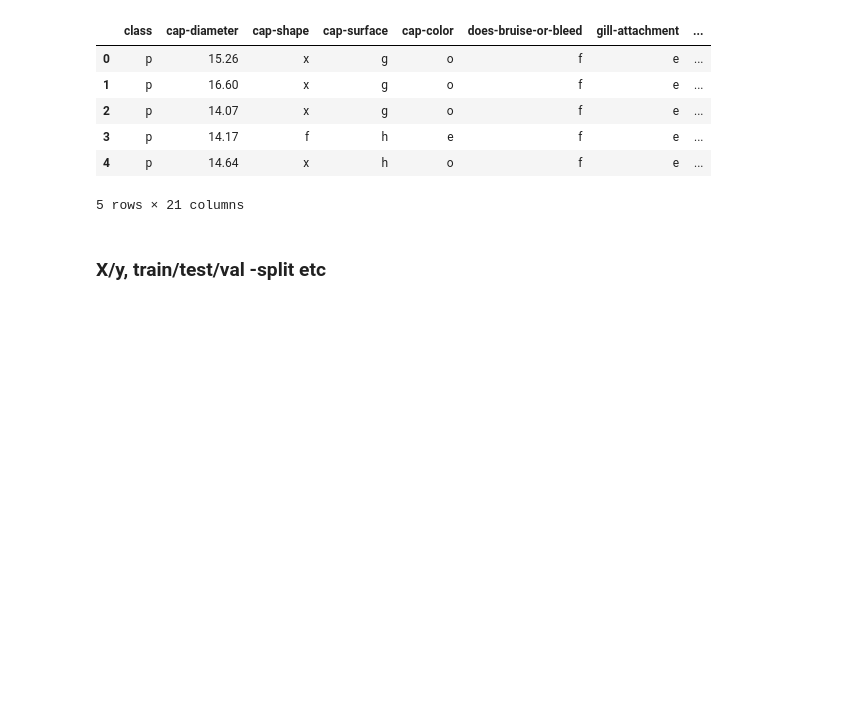
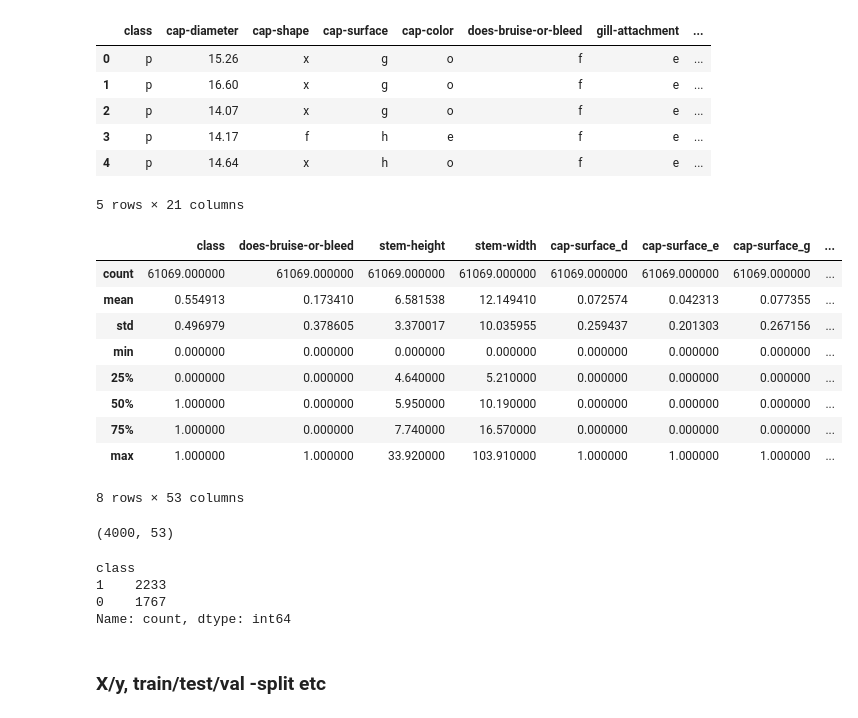
Before and after one commit to RovSveta/Advanced_Machine_Learning_Methods, a Jupyter notebook: Project_3/bnn_ordinal_classification_example1_mushrooms.ipynb, the cells around one changed output. Saved outputs shown, nothing was run; the diff lists cells and outputs as text; code cells hidden in the pictures; blank space fills up the shorter version.

```diff
--- a/Project_3/bnn_ordinal_classification_example1_mushrooms.ipynb
+++ b/Project_3/bnn_ordinal_classification_example1_mushrooms.ipynb
@@ -49,3 +48,34 @@ df.head(5)
+# %%
+# in the analysis notebook that i linked above, i did encoding and redused the number of variables based on SHAP analysis.
+# here i will just load the preprocessed dataset:
+
+df = pd.read_csv("mushroom_reduced.csv")
+df.describe()
+# %% [output]
+|  | class | does-bruise-or-bleed | stem-height | stem-width | cap-surface_d | cap-surface_e | cap-surface_g | ... |
+| count | 61069.000000 | 61069.000000 | 61069.000000 | 61069.000000 | 61069.000000 | 61069.000000 | 61069.000000 | ... |
+| mean | 0.554913 | 0.173410 | 6.581538 | 12.149410 | 0.072574 | 0.042313 | 0.077355 | ... |
+| std | 0.496979 | 0.378605 | 3.370017 | 10.035955 | 0.259437 | 0.201303 | 0.267156 | ... |
+| min | 0.000000 | 0.000000 | 0.000000 | 0.000000 | 0.000000 | 0.000000 | 0.000000 | ... |
+| 25% | 0.000000 | 0.000000 | 4.640000 | 5.210000 | 0.000000 | 0.000000 | 0.000000 | ... |
+| 50% | 1.000000 | 0.000000 | 5.950000 | 10.190000 | 0.000000 | 0.000000 | 0.000000 | ... |
+| 75% | 1.000000 | 0.000000 | 7.740000 | 16.570000 | 0.000000 | 0.000000 | 0.000000 | ... |
+| max | 1.000000 | 1.000000 | 33.920000 | 103.910000 | 1.000000 | 1.000000 | 1.000000 | ... |
+8 rows × 53 columns
+# %%
+# to implement BNN we have too many rows, so i will downsample the dataset to 4000 rows:
+df = df.sample(n=4000, random_state=30)
+df.shape
+# %% [output]
+(4000, 53)
+# %%
+ # let's see the balance among target categories
+df[target_variable].value_counts()
+# %% [output]
+class
+1    2233
+0    1767
+Name: count, dtype: int64
 # %% [markdown]
 ### X/y, train/test/val -split etc
 # %%
```
Also changed, not shown: parts of 12 cells of this notebook.
